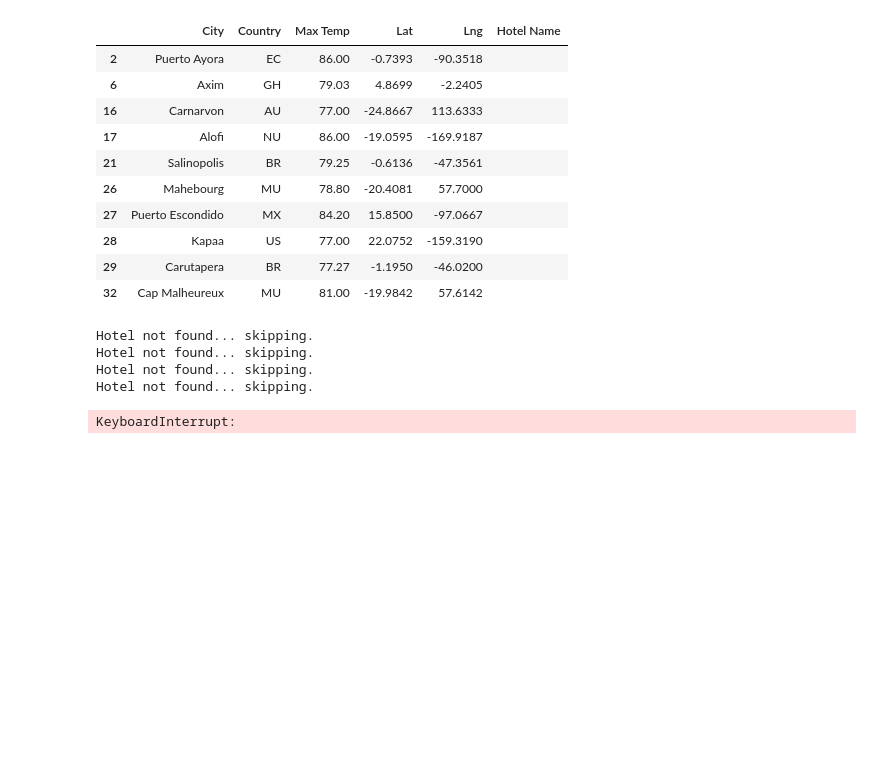
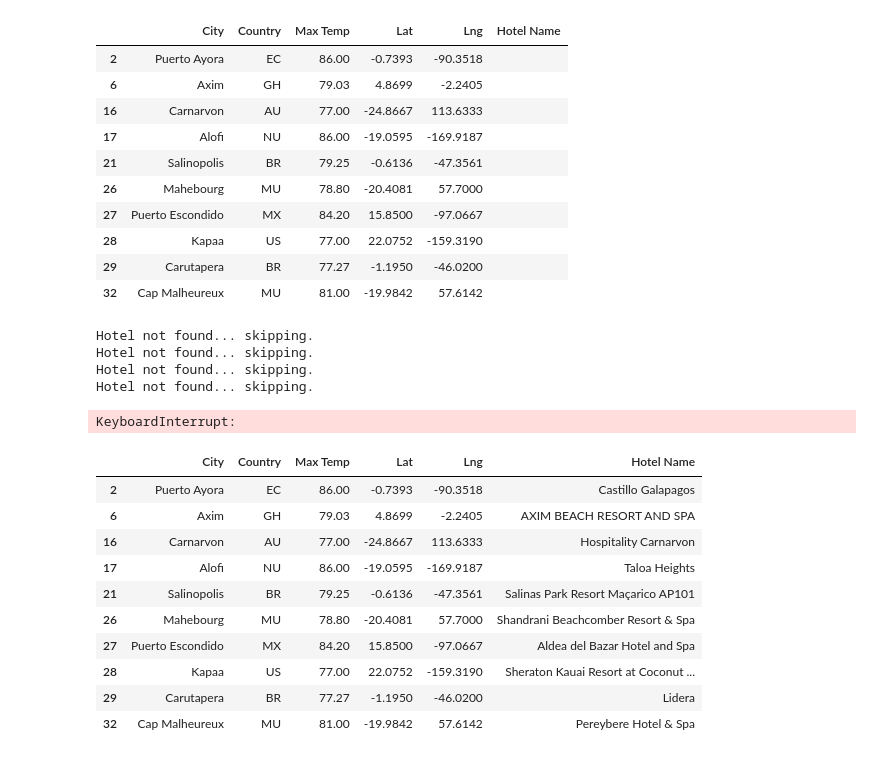
Before and after one commit to Deelacole2/World_Weather_Analysis, a Jupyter notebook: VacationPy.ipynb, the cells around one changed output. Saved outputs shown, nothing was run; the diff lists cells and outputs as text; code cells hidden in the pictures; blank space fills up the shorter version.

```diff
--- a/VacationPy.ipynb
+++ b/VacationPy.ipynb
@@ -185,3 +185,17 @@ Hotel not found... skipping.
 Hotel not found... skipping.
 Hotel not found... skipping.
 KeyboardInterrupt:
+# %%
+hotel_df.head(10)
+# %% [output]
+|  | City | Country | Max Temp | Lat | Lng | Hotel Name |
+| 2 | Puerto Ayora | EC | 86.00 | -0.7393 | -90.3518 | Castillo Galapagos |
+| 6 | Axim | GH | 79.03 | 4.8699 | -2.2405 | AXIM BEACH RESORT AND SPA |
+| 16 | Carnarvon | AU | 77.00 | -24.8667 | 113.6333 | Hospitality Carnarvon |
+| 17 | Alofi | NU | 86.00 | -19.0595 | -169.9187 | Taloa Heights |
+| 21 | Salinopolis | BR | 79.25 | -0.6136 | -47.3561 | Salinas Park Resort Maçarico AP101 |
+| 26 | Mahebourg | MU | 78.80 | -20.4081 | 57.7000 | Shandrani Beachcomber Resort & Spa |
+| 27 | Puerto Escondido | MX | 84.20 | 15.8500 | -97.0667 | Aldea del Bazar Hotel and Spa |
+| 28 | Kapaa | US | 77.00 | 22.0752 | -159.3190 | Sheraton Kauai Resort at Coconut ... |
+| 29 | Carutapera | BR | 77.27 | -1.1950 | -46.0200 | Lidera |
+| 32 | Cap Malheureux | MU | 81.00 | -19.9842 | 57.6142 | Pereybere Hotel & Spa |
```
Also changed, not shown: parts of 5 cells of this notebook.
